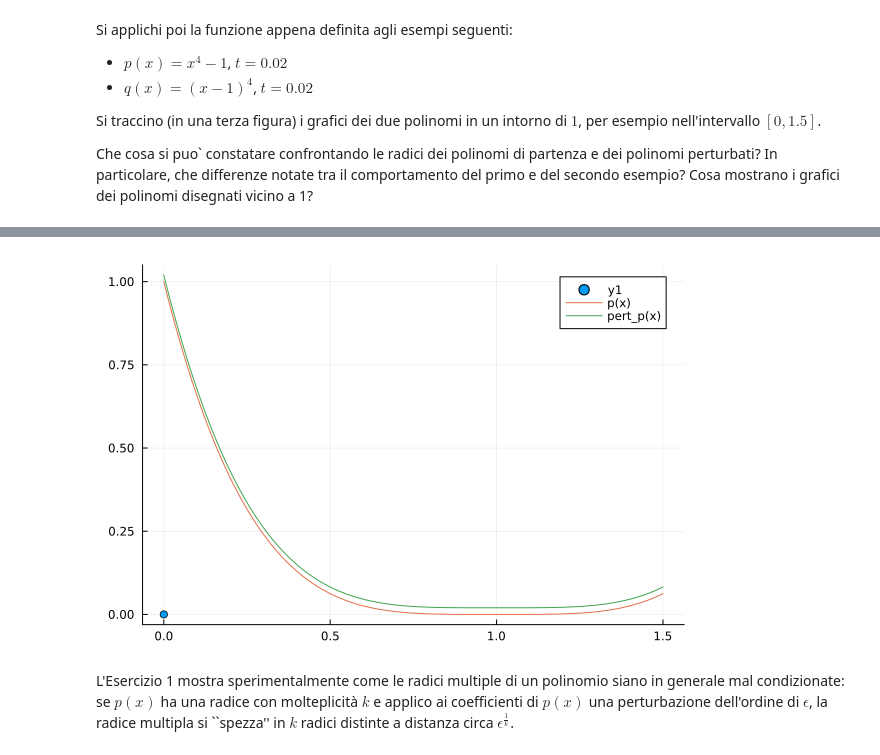
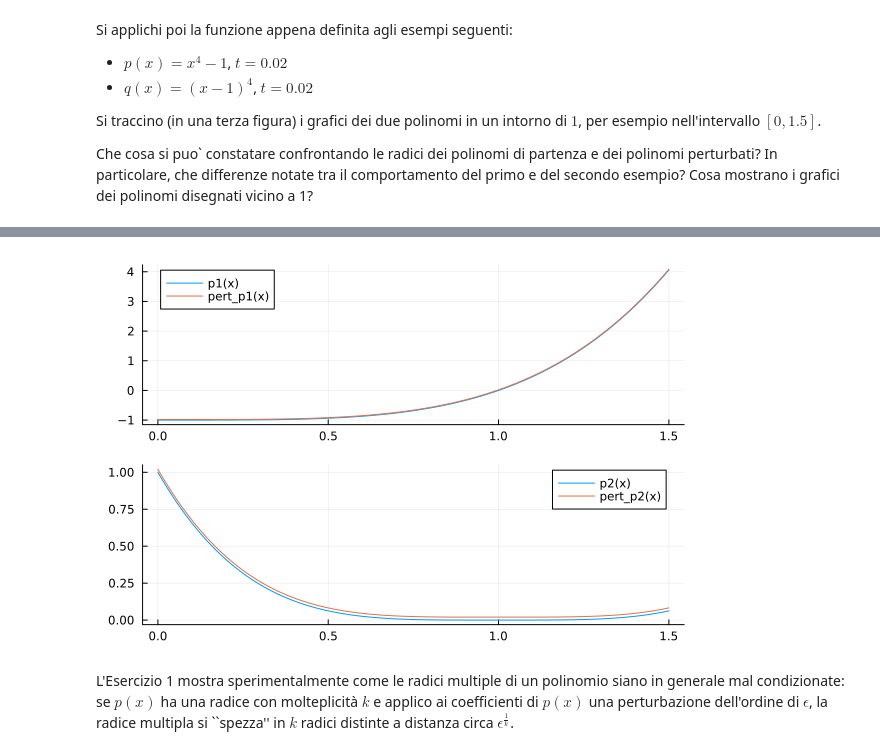
Before and after one commit to eroico378/prova, a Jupyter notebook: 05-polinomi.ipynb, the cells around one changed output, grey strips where cells are left out. Saved outputs shown, nothing was run; the diff lists cells and outputs as text; code cells hidden in the pictures.

```diff
--- a/05-polinomi.ipynb
+++ b/05-polinomi.ipynb
@@ -185,25 +190,38 @@ perturbed_poly(w, m)
 # %%
 t=range(0, 1.5, length=500)
 
-function perturbed_poly(h,n)
+function perturbed_pol(h, j, n)
 
-q=Polynomial(h)
+q1=Polynomial(h)
 h[1]=h[1]+n
-L=Polynomial(h)
-qv=q.(t)
-Lv=L.(t)
+L1=Polynomial(h)
+q1v=q1.(t)
+L1v=L1.(t)
+
+q2=Polynomial(j)
+j[1]=j[1]+n
+L2=Polynomial(j)
+q2v=q2.(t)
+L2v=L2.(t)
 
 
-plot!(t, qv, label="p(x)")
-plot!(t, Lv, label="pert_p(x)")
+p1 = plot(t, [q1v L1v], label=["p1(x)" "pert_p1(x)"])
+#p2 = plot(t, L1v, label="pert_p1(x)")
+
+p3 = plot(t, [q2v L2v], label=["p2(x)" "pert_p2(x)"])
+#p4 = plot(t, L2v, label="pert_p2(x)")
+
+plot(p1, p3, layout=(2, 1))
+#plot!(p2, p4, layout=(2, 1))
 
 end
 m=0.02
-w=[1.0, -4, 6, -4, 1]
-scatter(real([0]), imag([0]), aspect_ratio=:equal)
-perturbed_poly(w, m)
+w=[-1.0, 0, 0, -0, 1]
+z=[1.0, -4, 6, -4, 1]
+#scatter(real([0]), imag([0]), aspect_ratio=:equal)
+perturbed_pol(w, z, m)
 # %% [output]
-[figure, old version]
+[figure, new version]
 # %% [markdown]
 L'Esercizio 1 mostra sperimentalmente come le radici multiple di un polinomio siano in generale mal condizionate: se $p(x)$ ha una radice con molteplicità $k$ e applico ai coefficienti di $p(x)$ una perturbazione dell'ordine di $\epsilon$, la radice multipla si ``spezza'' in $k$ radici distinte a distanza circa $\epsilon^{\frac1k}$.
 # %% [markdown]
```
Also changed, not shown: parts of 4 cells of this notebook.
